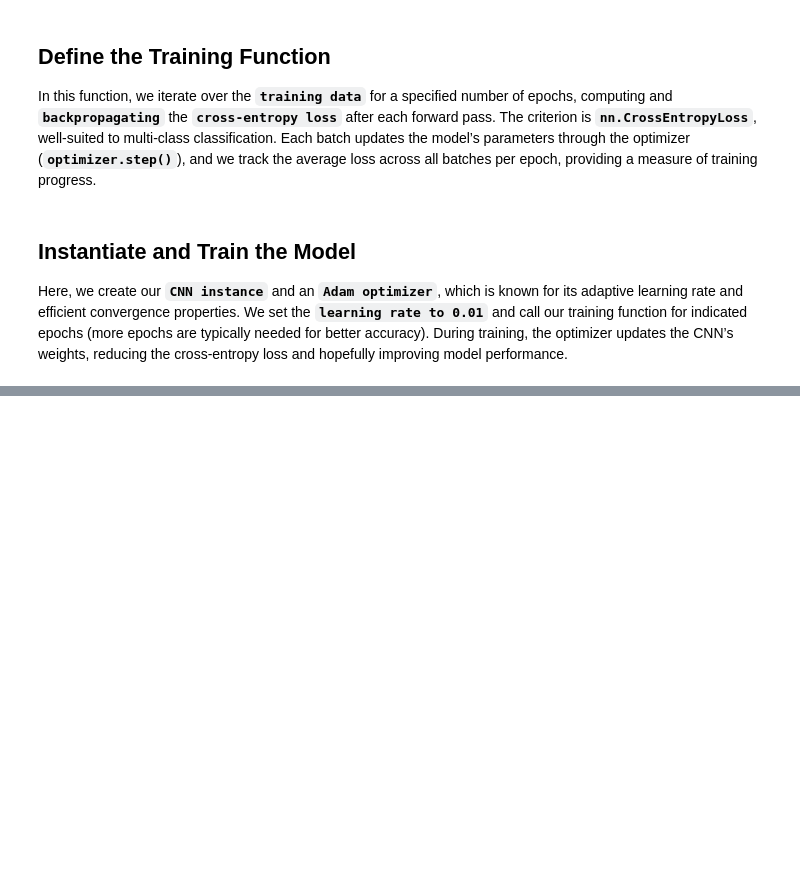
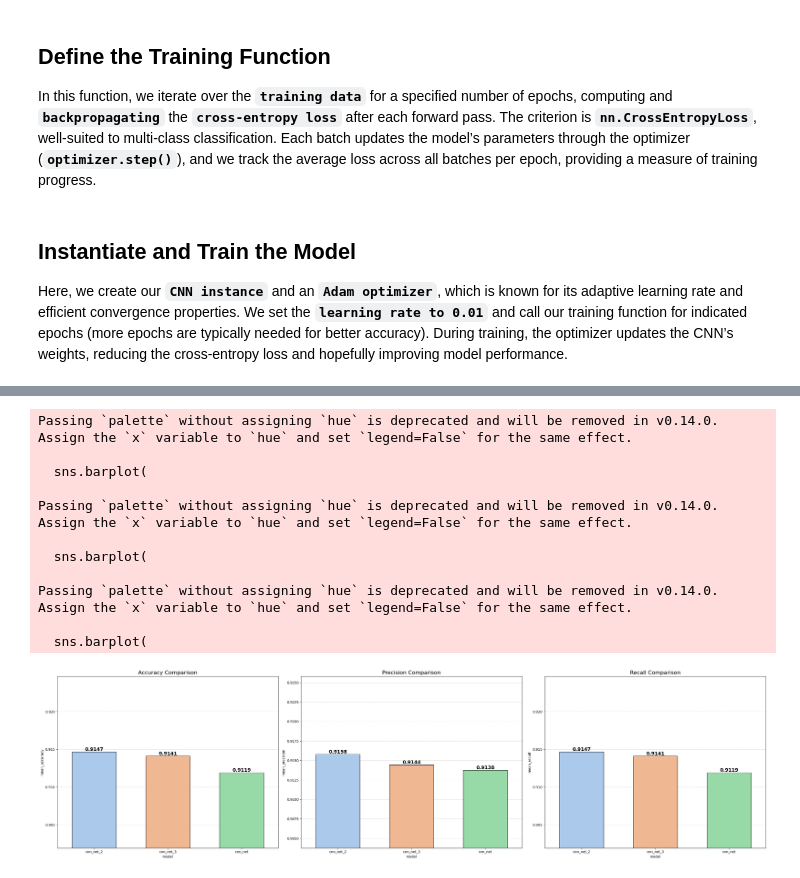
Before and after one commit to WasinYok/AutoTag-with-CNN, a Jupyter notebook: Cloth_tagging_with_CNN.ipynb, the cells around one changed output, grey strips where cells are left out. Saved outputs shown, nothing was run; the diff lists cells and outputs as text; code cells hidden in the pictures; blank space fills up the shorter version.

```diff
--- a/Cloth_tagging_with_CNN.ipynb
+++ b/Cloth_tagging_with_CNN.ipynb
@@ -640,0 +777,72 @@ plt.show()
+# %%
+df_summary = pd.read_csv("second_multi_run_summary_with_different_cnn.csv")
+
+sns.set_palette("pastel")
+
+# Create a 1-row, 3-column subplot layout
+fig, axes = plt.subplots(1, 3, figsize=(30, 8))
+
+# Unique models
+models = df_summary["model"].unique()
+
+# Metrics to compare
+metrics = ["mean_accuracy", "mean_precision", "mean_recall"]
+titles = ["Accuracy Comparison", "Precision Comparison", "Recall Comparison"]
+
+for col_idx, metric in enumerate(metrics):
+    ax = axes[col_idx]
+
+    # Filter only rows with "transform_none"
+    df_filtered = df_summary[df_summary["transform"] == "transform_none"]
+
+    # Sort models by the metric for better visualization
+    df_filtered_sorted = df_filtered.sort_values(by=metric, ascending=False)
+
+    sns.barplot(
+        data=df_filtered_sorted,
+        x="model",  # Compare models
+        y=metric,
+        ax=ax,
+        edgecolor="black",
+        palette="pastel",
+        width=0.6  # Make bars wider
+    )
+
+    # Get min and max values for better y-axis scaling
+    min_val = df_filtered_sorted[metric].min()
+    max_val = df_filtered_sorted[metric].max()
+
+    # Dynamically set y-limits to focus on differences
+    ax.set_ylim(min_val - 0.01, max_val + 0.01)
+
+    ax.set_title(titles[col_idx], fontsize=16)
+    ax.yaxis.grid(True, linestyle="--", alpha=0.6)  # Dashed grid lines
+    ax.set_axisbelow(True)
+
+    # Add value labels on top of bars
+    for p in ax.patches:
+        ax.annotate(
+            f'{p.get_height():.4f}',
+            (p.get_x() + p.get_width() / 2., p.get_height()),
+            ha='center',
+            va='bottom',
+            fontsize=14,
+            color='black',
+            weight="bold"
+        )
+
+plt.tight_layout()
+plt.show()
+# %% [output]
+Passing `palette` without assigning `hue` is deprecated and will be removed in v0.14.0. Assign the `x` variable to `hue` and set `legend=False` for the same effect.
+
+  sns.barplot(
+
+Passing `palette` without assigning `hue` is deprecated and will be removed in v0.14.0. Assign the `x` variable to `hue` and set `legend=False` for the same effect.
+
+  sns.barplot(
+
+Passing `palette` without assigning `hue` is deprecated and will be removed in v0.14.0. Assign the `x` variable to `hue` and set `legend=False` for the same effect.
+
+  sns.barplot(
+[figure, added]
```
Also changed, not shown: parts of 10 cells of this notebook, 8 other files.
